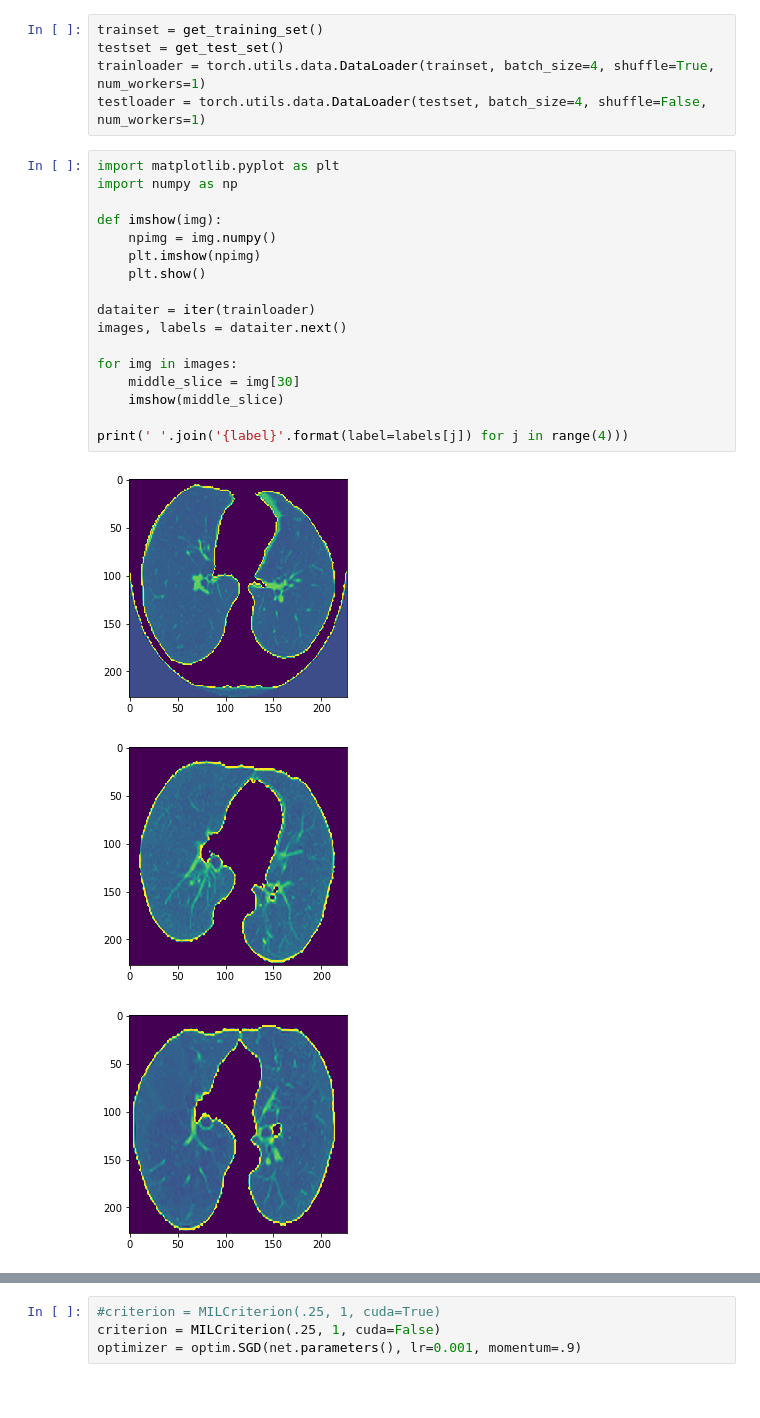
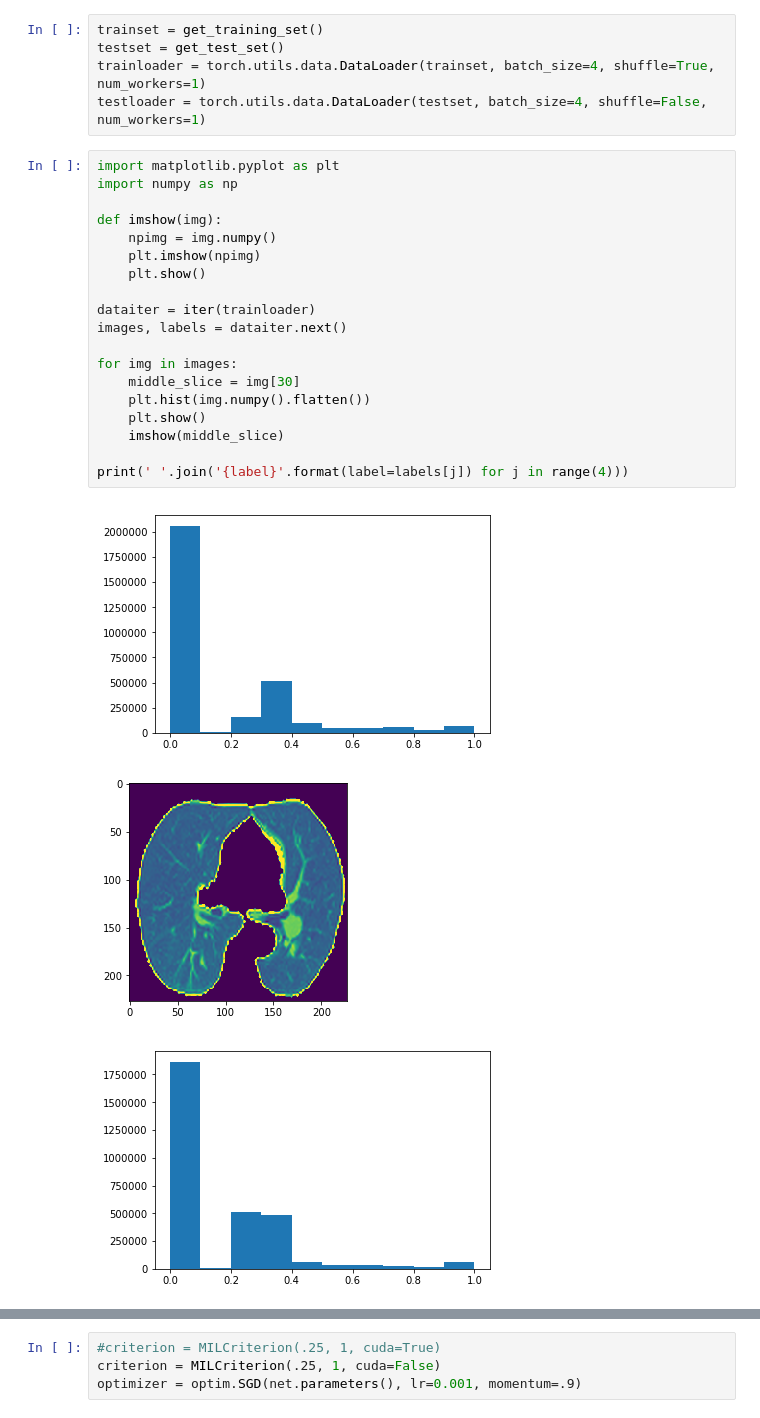
Before and after one commit to jwde/lungcancerDL, a Jupyter notebook: vgg_mil.ipynb, the cells around one changed output, grey strips where cells are left out. Cells and saved outputs as stored; diff of their text form.

```diff
--- a/vgg_mil.ipynb
+++ b/vgg_mil.ipynb
@@ -55,21 +55,23 @@ testloader = torch.utils.data.DataLoader(testset, batch_size=4, shuffle=False, n
 # %%
 import matplotlib.pyplot as plt
 import numpy as np
 
 def imshow(img):
     npimg = img.numpy()
     plt.imshow(npimg)
     plt.show()
 
 dataiter = iter(trainloader)
 images, labels = dataiter.next()
 
 for img in images:
     middle_slice = img[30]
+    plt.hist(img.numpy().flatten())
+    plt.show()
     imshow(middle_slice)
 
 print(' '.join('{label}'.format(label=labels[j]) for j in range(4)))
 # %% [output]
-[figure, old version]
+[figure, new version]
-[figure, old version]
+[figure, new version]
-[figure, old version]
+[figure, new version]
```
Also changed, not shown: parts of 2 cells of this notebook, 2 other files.
